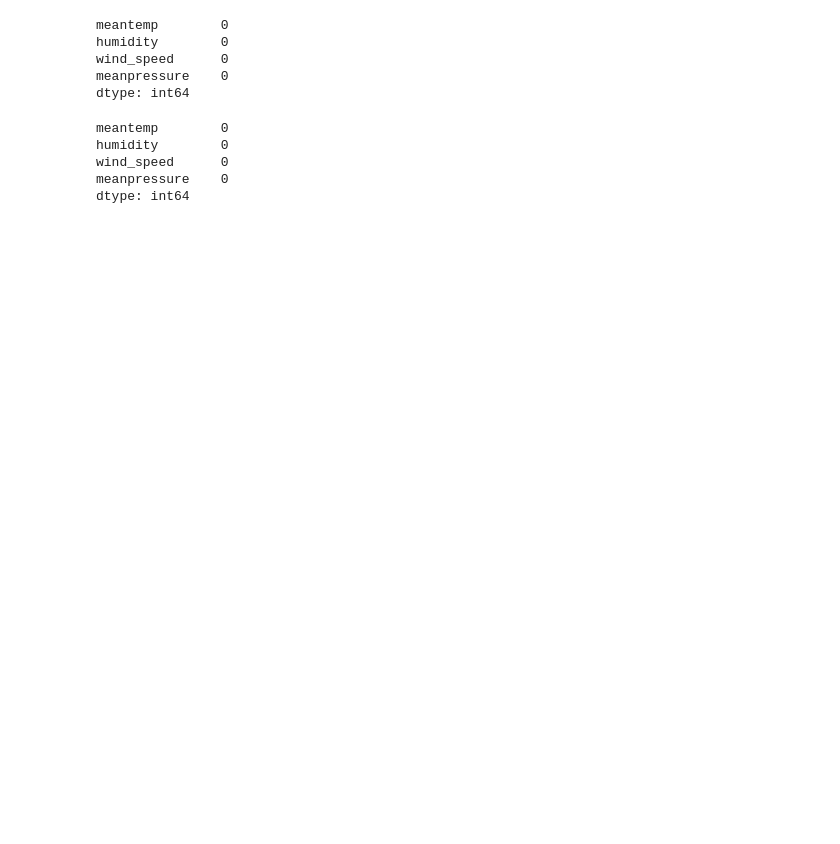
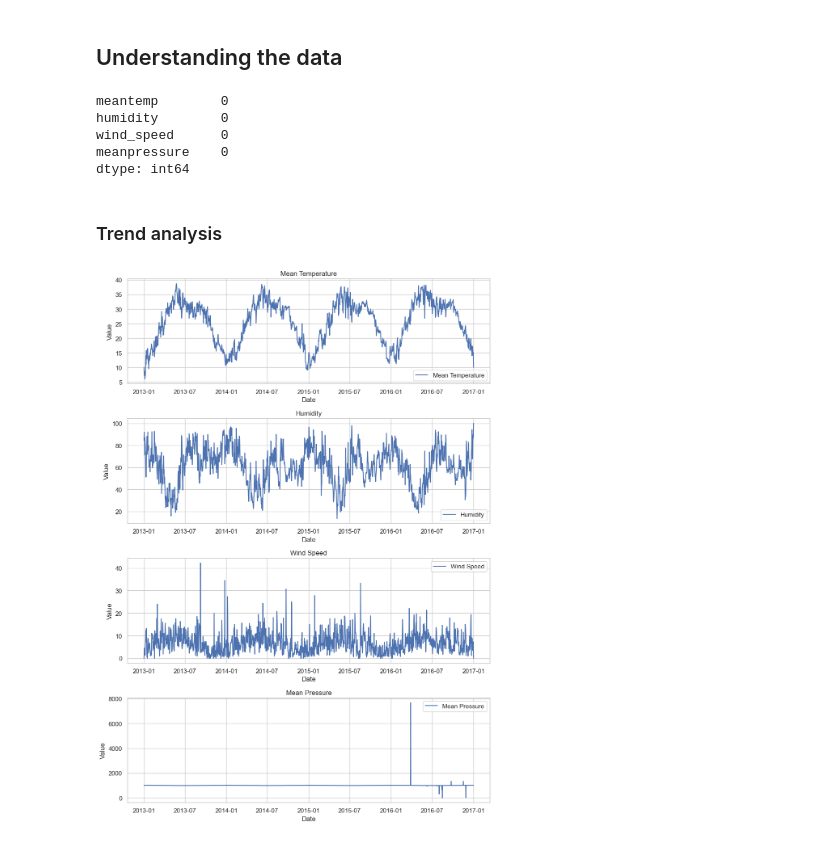
Before and after one commit to Unexp1ainable/ADAML-Project2, a Jupyter notebook: project.ipynb, the cells around one changed output. Saved outputs shown, nothing was run; the diff lists cells and outputs as text; code cells hidden in the pictures; blank space fills up the shorter version.

```diff
--- a/project.ipynb
+++ b/project.ipynb
@@ -45,16 +25,55 @@ df_test.describe()
-# %%
-df_train.isnull().sum()
-# %% [output]
-meantemp        0
-humidity        0
-wind_speed      0
-meanpressure    0
-dtype: int64
-# %%
-df_test.isnull().sum()
-# %% [output]
-meantemp        0
-humidity        0
-wind_speed      0
-meanpressure    0
-dtype: int64
+# %% [markdown]
+## Understanding the data
+# %%
+# Checking missing values
+df_train.isnull().sum()
+# %% [output]
+meantemp        0
+humidity        0
+wind_speed      0
+meanpressure    0
+dtype: int64
+# %% [markdown]
+### Trend analysis
+# %%
+meantemp = df_train['meantemp']
+humidity = df_train['humidity']
+wind_speed = df_train['wind_speed']
+meanpressure = df_train['meanpressure']
+
+# Plotting each time series variable in separate subplots
+fig, axes = plt.subplots(nrows=4, ncols=1, figsize=(10, 14))
+
+# Plot for Mean Temperature
+axes[0].plot(df_train.index, meantemp, label='Mean Temperature')
+axes[0].set_title('Mean Temperature')
+axes[0].set_xlabel('Date')
+axes[0].set_ylabel('Value')
+axes[0].legend()
+
+# Plot for Humidity
+axes[1].plot(df_train.index, humidity, label='Humidity')
+axes[1].set_title('Humidity')
+axes[1].set_xlabel('Date')
+axes[1].set_ylabel('Value')
+axes[1].legend()
+
+# Plot for Wind Speed
+axes[2].plot(df_train.index, wind_speed, label='Wind Speed')
+axes[2].set_title('Wind Speed')
+axes[2].set_xlabel('Date')
+axes[2].set_ylabel('Value')
+axes[2].legend()
+
+# Plot for Mean Pressure
+axes[3].plot(df_train.index, meanpressure, label='Mean Pressure')
+axes[3].set_title('Mean Pressure')
+axes[3].set_xlabel('Date')
+axes[3].set_ylabel('Value')
+axes[3].legend()
+
+# Adjust layout to prevent overlap
+plt.tight_layout()
+plt.show()
+# %% [output]
+[figure, added]
```
Also changed, not shown: parts of 14 cells of this notebook, 6 other files.
